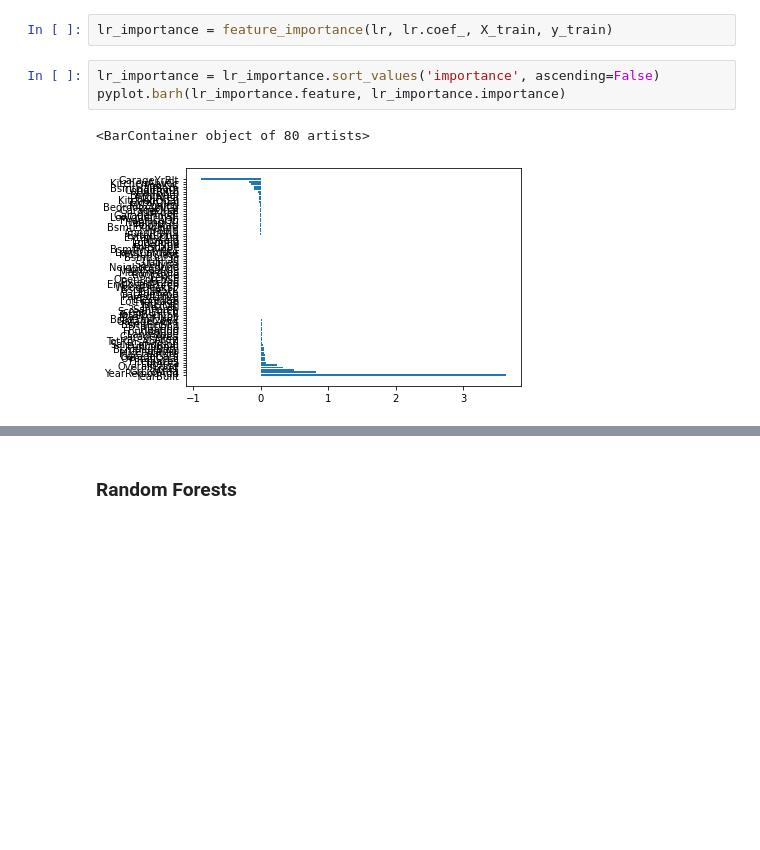
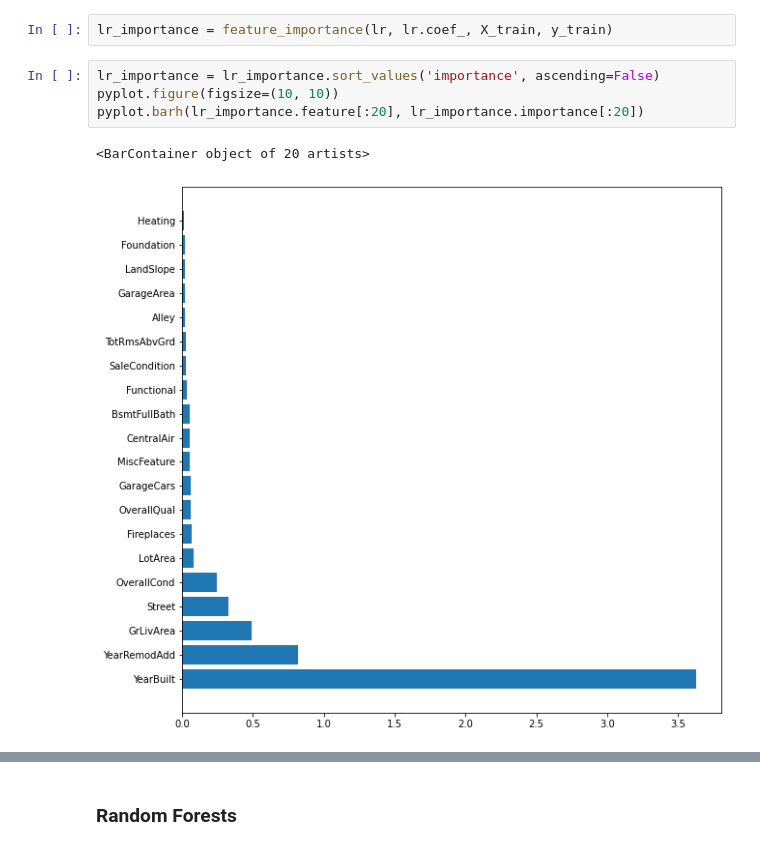
Before and after one commit to m-cheicki/ESILV_Advance_ML, a Jupyter notebook: CHEICKISMAIL_A5_DIA3_PW2_Model-Optimisation.ipynb, the cells around one changed output, grey strips where cells are left out. Saved outputs shown, nothing was run; the diff lists cells and outputs as text; blank space fills up the shorter version.

Commit message:
WIP: PW2 - Feature importance + clean notebook

```diff
--- a/CHEICKISMAIL_A5_DIA3_PW2_Model-Optimisation.ipynb
+++ b/CHEICKISMAIL_A5_DIA3_PW2_Model-Optimisation.ipynb
@@ -216,9 +187,10 @@ Test accuracy : 0.8077954722634981
 lr_importance = feature_importance(lr, lr.coef_, X_train, y_train)
 # %%
 lr_importance = lr_importance.sort_values('importance', ascending=False)
-pyplot.barh(lr_importance.feature, lr_importance.importance)
+pyplot.figure(figsize=(10, 10))
+pyplot.barh(lr_importance.feature[:20], lr_importance.importance[:20])
 # %% [output]
-<BarContainer object of 80 artists>
+<BarContainer object of 20 artists>
-[figure, old version]
+[figure, new version]
 # %%
 lr_importance = lr_importance.sort_values('by_permutation', ascending=True)
```
Also changed, not shown: parts of 32 cells of this notebook.
